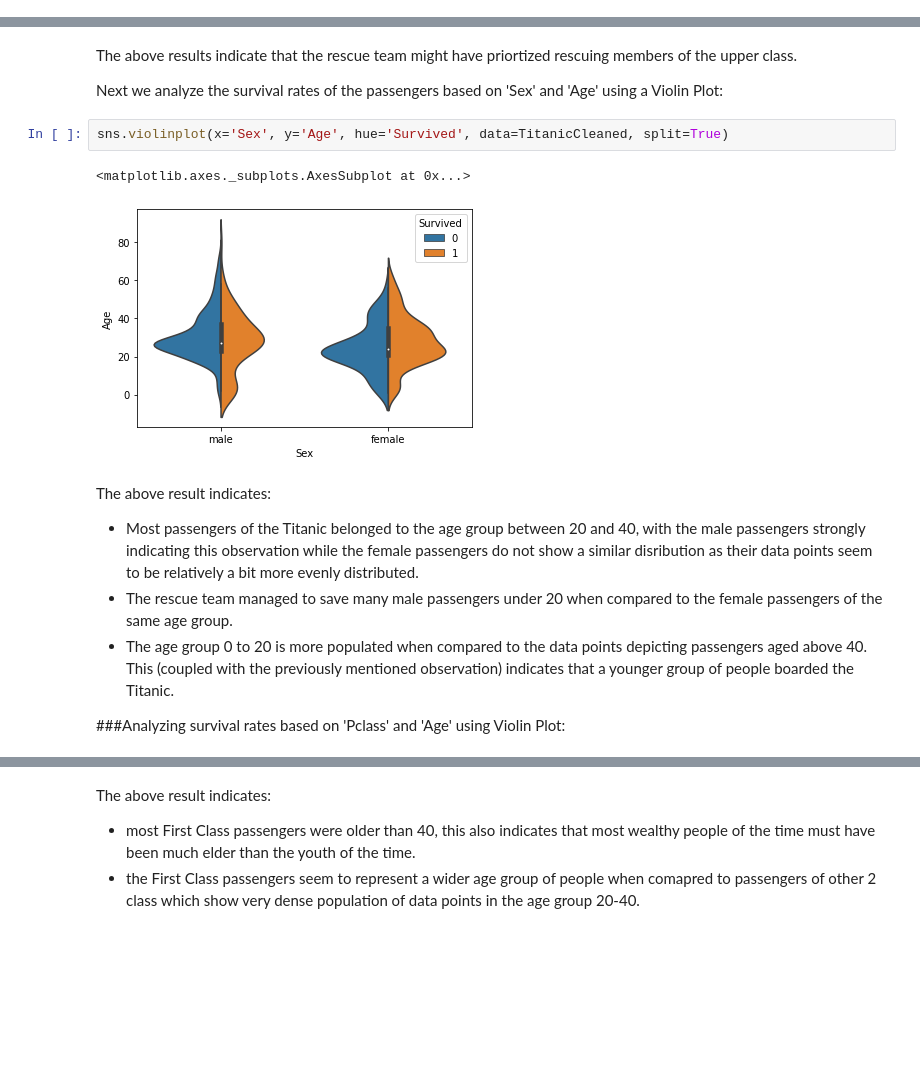
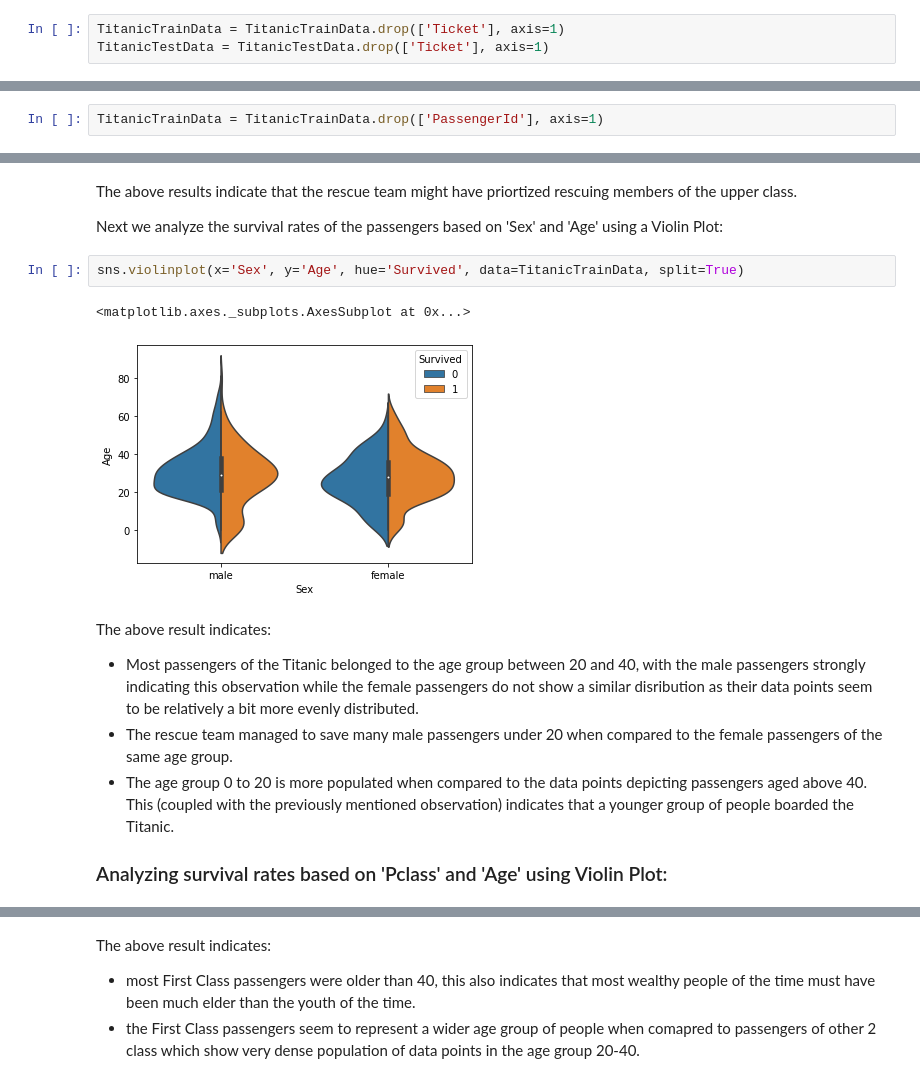
Before and after one commit to datDhruvJain/FDS-Submission, a Jupyter notebook: Titanic_EDA_and_ML_Model_comparision.ipynb, the cells around one changed output, grey strips where cells are left out. Saved outputs shown, nothing was run; the diff lists cells and outputs as text; blank space fills up the shorter version.

```diff
--- a/Titanic_EDA_Python_Notebook.ipynb
+++ b/Titanic_EDA_and_ML_Model_comparision.ipynb
@@ -163,0 +128,3 @@ TitanicCleaned.tail(10)
+# %%
+TitanicTrainData = TitanicTrainData.drop(['Ticket'], axis=1)
+TitanicTestData = TitanicTestData.drop(['Ticket'], axis=1)
@@ -164,3 +133,5 @@ TitanicCleaned.tail(10)
+# %%
+TitanicTrainData = TitanicTrainData.drop(['PassengerId'], axis=1)
 # %% [markdown]
 ##**EDA with Data Visualization**
 ---
@@ -214,10 +176,10 @@ The above results indicate that the rescue team might have priortized rescuing m
 
 Next we analyze the survival rates of the passengers based on 'Sex' and 'Age' using a Violin Plot:
 # %%
-sns.violinplot(x='Sex', y='Age', hue='Survived', data=TitanicCleaned, split=True)
+sns.violinplot(x='Sex', y='Age', hue='Survived', data=TitanicTrainData, split=True)
 # %% [output]
 <matplotlib.axes._subplots.AxesSubplot at 0x...>
-[figure, old version]
+[figure, new version]
 # %% [markdown]
 The above result indicates:
 * Most passengers of the Titanic belonged to the age group between 20 and 40, with the male passengers strongly indicating this observation while the female passengers do not show a similar disribution as their data points seem to be relatively a bit more evenly distributed.
@@ -225,5 +187,5 @@ The above result indicates:
 * The age group 0 to 20 is more populated when compared to the data points depicting passengers aged above 40. This (coupled with the previously mentioned observation) indicates that a younger group of people boarded the Titanic.
 
 
-###Analyzing survival rates based on 'Pclass' and 'Age' using Violin Plot:
+### Analyzing survival rates based on 'Pclass' and 'Age' using Violin Plot:
 # %%
```
Also changed, not shown: parts of 79 cells of this notebook.
